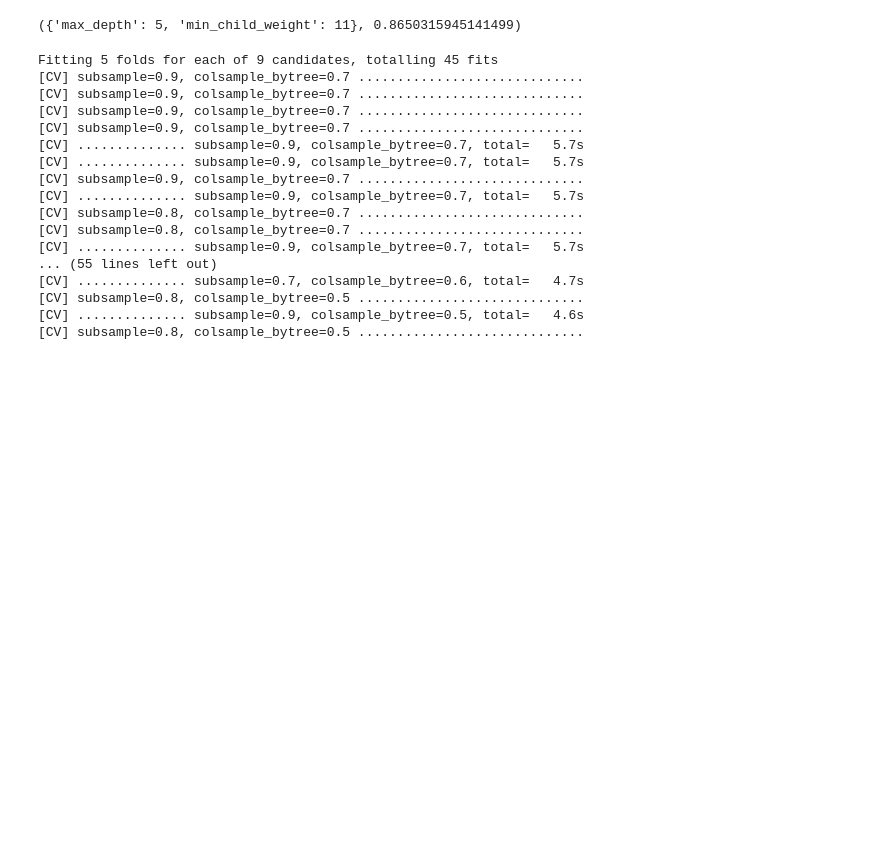
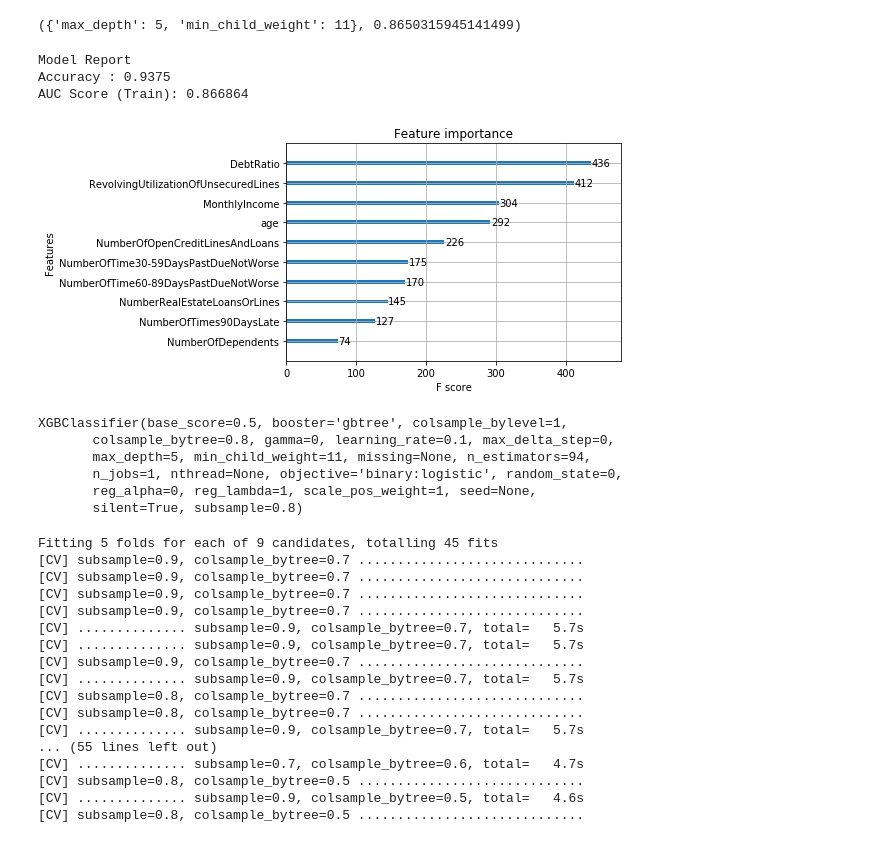
Before and after one commit to irfanhasan/EE379K, a Jupyter notebook: Lab7/Untitled.ipynb, the cells around one changed output. Drawn from its saved outputs; the diff is of its cells as text; code cells hidden in the pictures; blank space fills up the shorter version.

```diff
--- a/Lab7/Untitled.ipynb
+++ b/Lab7/Untitled.ipynb
@@ -233,14 +233,27 @@ Fitting 5 folds for each of 3 candidates, totalling 15 fits
 # %%
 # reset clf
 clf = xgb.XGBClassifier(
     colsample_bytree=0.8,
     learning_rate=0.1,
     max_depth=5,
     min_child_weight=11,
-    n_estimators=95,
+    n_estimators=1000,
     objective='binary:logistic',
     subsample=0.8
 )
+modelfit(clf, X_train, y_train, X_test, y_test)
+clf
+# %% [output]
+Model Report
+Accuracy : 0.9375
+AUC Score (Train): 0.866864
+[figure, added]
+XGBClassifier(base_score=0.5, booster='gbtree', colsample_bylevel=1,
+       colsample_bytree=0.8, gamma=0, learning_rate=0.1, max_delta_step=0,
+       max_depth=5, min_child_weight=11, missing=None, n_estimators=94,
+       n_jobs=1, nthread=None, objective='binary:logistic', random_state=0,
+       reg_alpha=0, reg_lambda=1, scale_pos_weight=1, seed=None,
+       silent=True, subsample=0.8)
 # %%
 '''
     tune subsample and colsample
```
Also changed, not shown: parts of 19 cells of this notebook.
